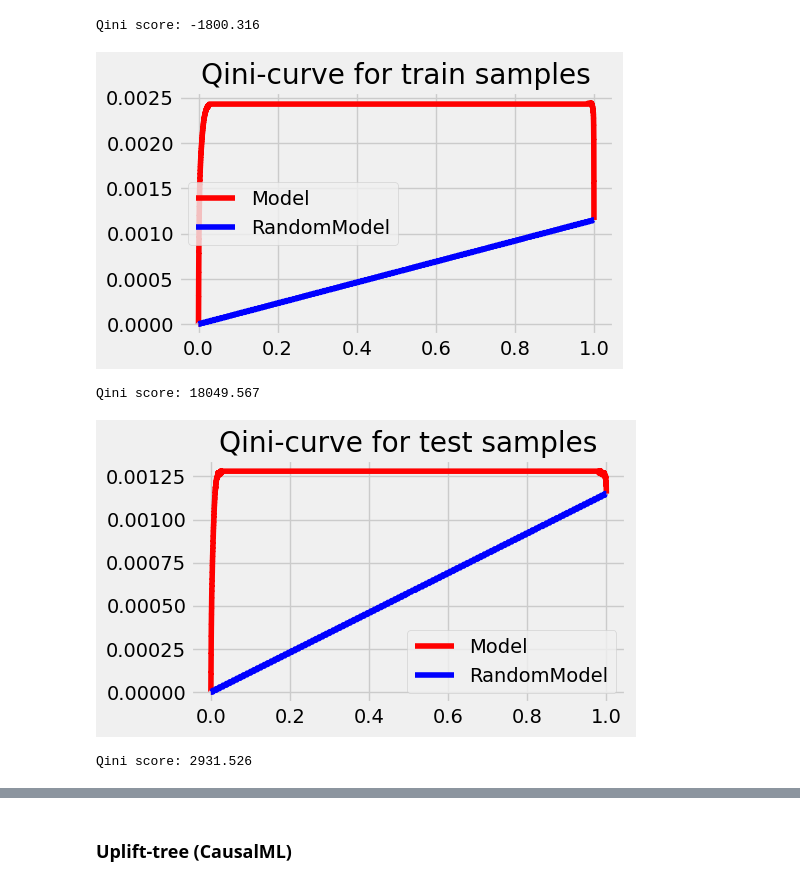
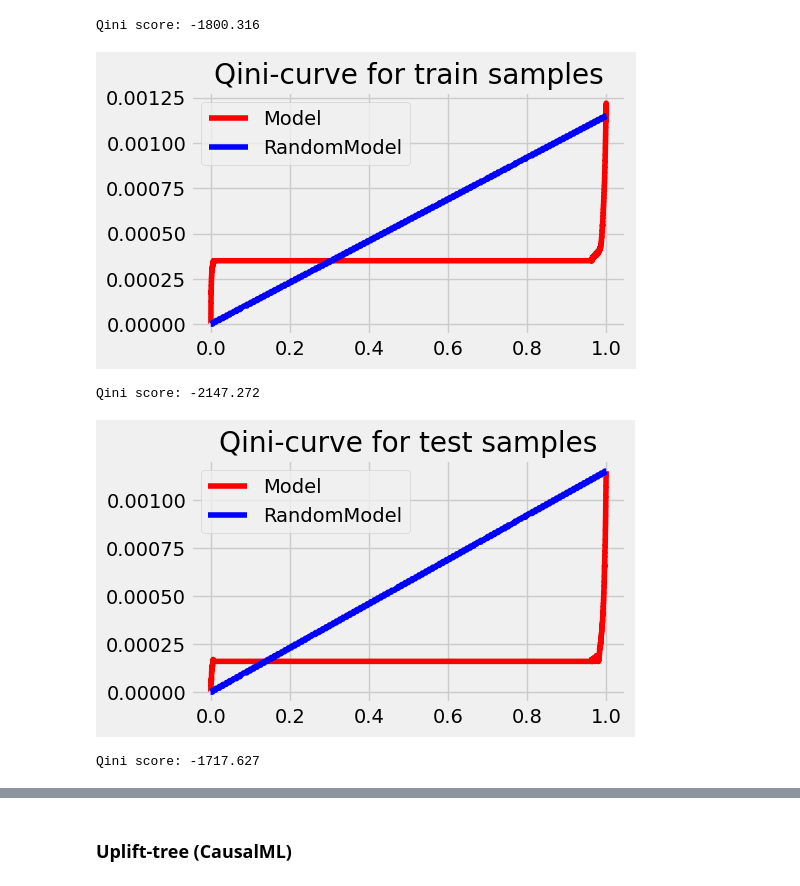
Before and after one commit to sawa25/2Y_ML_22_uplift, a Jupyter notebook: Uplift.ipynb, the cells around one changed output, grey strips where cells are left out. Drawn from its saved outputs; the diff is of its cells as text; code cells hidden in the pictures.

```diff
--- a/Uplift.ipynb
+++ b/Uplift.ipynb
@@ -220,31 +231,28 @@ Qini score: -1800.316
 # %%
 def buildLearner(_learner):
     # Для обучения нам нужны датафрейм с факторами, колонка с фактом воздействия
     _learner.fit(X=df_train[feature_cols],
                 treatment=df_train["treatment"],
                 y=df_train["conversion"])
 
     # Сделаем предсказание uplift-эффекта на обучающей выборке
     uplift_vals = _learner.predict(np.array(df_train[feature_cols].values.copy()))
     df_train['uplift_score'] = uplift_vals
 
     # Сделаем предсказание uplift-эффекта на тестовой выборке
     uplift_vals = _learner.predict(np.array(df_test[feature_cols].values.copy()))
     df_test['uplift_score'] = uplift_vals
 
     # Мы получили какие-то значения рамках решения задачи классификации, давайте посмотрим на qini score
     qini_df(df_train, title='train')
     qini_df(df_test, title='test')
 
 
 # Создадим базовый S-learner
-# s_learner = BaseSClassifier(learner=CatBoostClassifier(random_seed=13, verbose=0))
-
-# Создадим базовый T-learner
-t_learner = BaseTClassifier(learner=CatBoostClassifier(random_seed=13, verbose=0))
-buildLearner(t_learner)
+s_learner = BaseSClassifier(learner=CatBoostClassifier(random_seed=13, verbose=0))
+buildLearner(s_learner)
 # %% [output]
-[figure, old version]
+[figure, new version]
-Qini score: 18049.567
+Qini score: -2147.272
-[figure, old version]
+[figure, new version]
-Qini score: 2931.526
+Qini score: -1717.627
```
Also changed, not shown: parts of 52 cells of this notebook.
